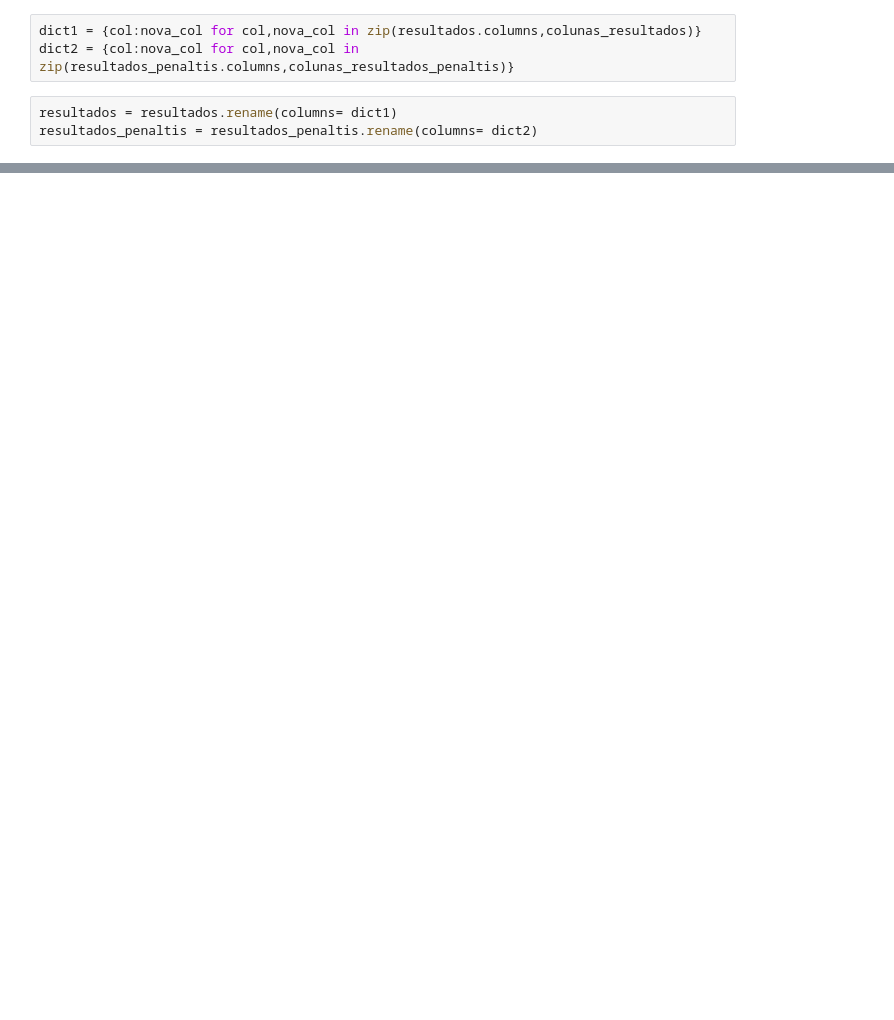
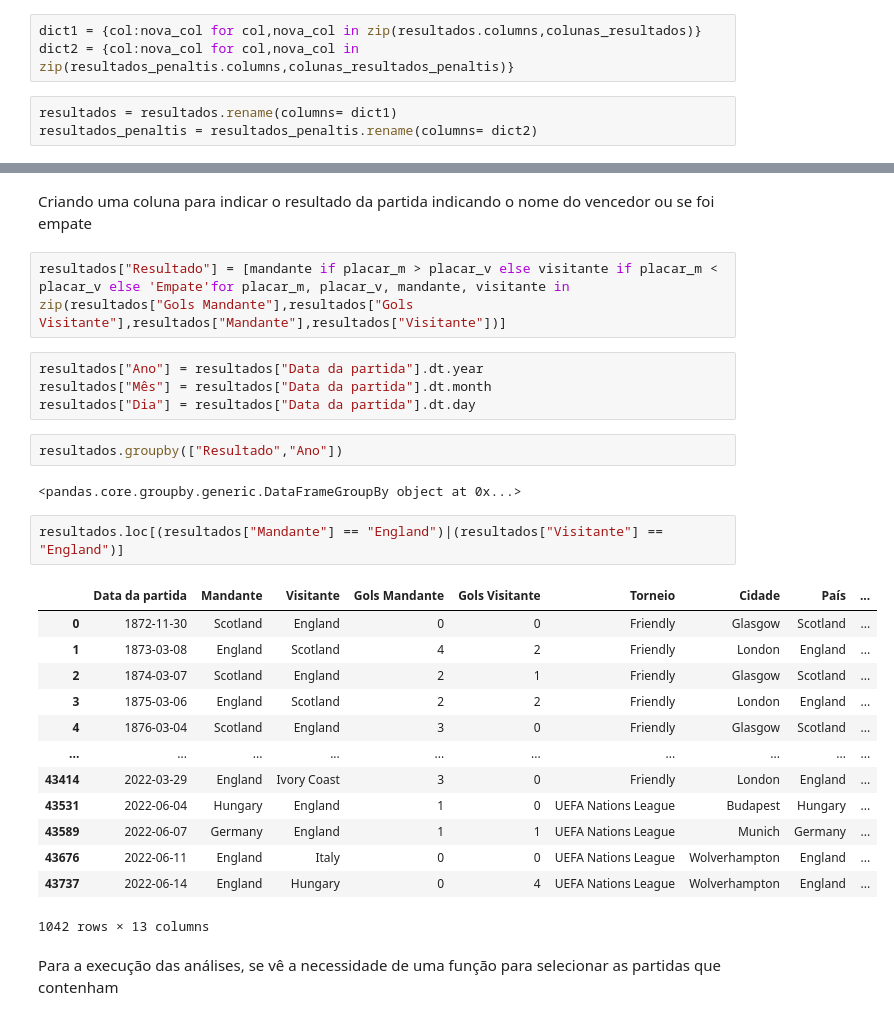
Before and after one commit to gabedewitt/dio-bootcamps, a Jupyter notebook: Python para Cientistas de Dados/Analise_exploratoria_partidas_futebol_internacional.ipynb, the cells around one changed output, grey strips where cells are left out. Saved outputs shown, nothing was run; the diff lists cells and outputs as text; blank space fills up the shorter version.

```diff
--- a/Python para Cientistas de Dados/Analise_exploratoria_partidas_futebol_internacional.ipynb
+++ b/Python para Cientistas de Dados/Analise_exploratoria_partidas_futebol_internacional.ipynb
@@ -142,0 +163,30 @@ resultados.head()
+# %% [markdown]
+Criando uma coluna para indicar o resultado da partida indicando o nome do vencedor ou se foi empate
+# %%
+resultados["Resultado"] = [mandante if placar_m > placar_v else visitante if placar_m < placar_v else 'Empate'for placar_m, placar_v, mandante, visitante in zip(resultados["Gols Mandante"],resultados["Gols Visitante"],resultados["Mandante"],resultados["Visitante"])]
+# %%
+resultados["Ano"] = resultados["Data da partida"].dt.year
+resultados["Mês"] = resultados["Data da partida"].dt.month
+resultados["Dia"] = resultados["Data da partida"].dt.day
+# %%
+resultados.groupby(["Resultado","Ano"])
+# %% [output]
+<pandas.core.groupby.generic.DataFrameGroupBy object at 0x...>
+# %%
+resultados.loc[(resultados["Mandante"] == "England")|(resultados["Visitante"] == "England")]
+# %% [output]
+|  | Data da partida | Mandante | Visitante | Gols Mandante | Gols Visitante | Torneio | Cidade | País | ... |
+| 0 | 1872-11-30 | Scotland | England | 0 | 0 | Friendly | Glasgow | Scotland | ... |
+| 1 | 1873-03-08 | England | Scotland | 4 | 2 | Friendly | London | England | ... |
+| 2 | 1874-03-07 | Scotland | England | 2 | 1 | Friendly | Glasgow | Scotland | ... |
+| 3 | 1875-03-06 | England | Scotland | 2 | 2 | Friendly | London | England | ... |
+| 4 | 1876-03-04 | Scotland | England | 3 | 0 | Friendly | Glasgow | Scotland | ... |
+| ... | ... | ... | ... | ... | ... | ... | ... | ... | ... |
+| 43414 | 2022-03-29 | England | Ivory Coast | 3 | 0 | Friendly | London | England | ... |
+| 43531 | 2022-06-04 | Hungary | England | 1 | 0 | UEFA Nations League | Budapest | Hungary | ... |
+| 43589 | 2022-06-07 | Germany | England | 1 | 1 | UEFA Nations League | Munich | Germany | ... |
+| 43676 | 2022-06-11 | England | Italy | 0 | 0 | UEFA Nations League | Wolverhampton | England | ... |
+| 43737 | 2022-06-14 | England | Hungary | 0 | 4 | UEFA Nations League | Wolverhampton | England | ... |
+1042 rows × 13 columns
+# %% [markdown]
+Para a execução das análises, se vê a necessidade de uma função para selecionar as partidas que contenham
```
Also changed, not shown: parts of 20 cells of this notebook.
